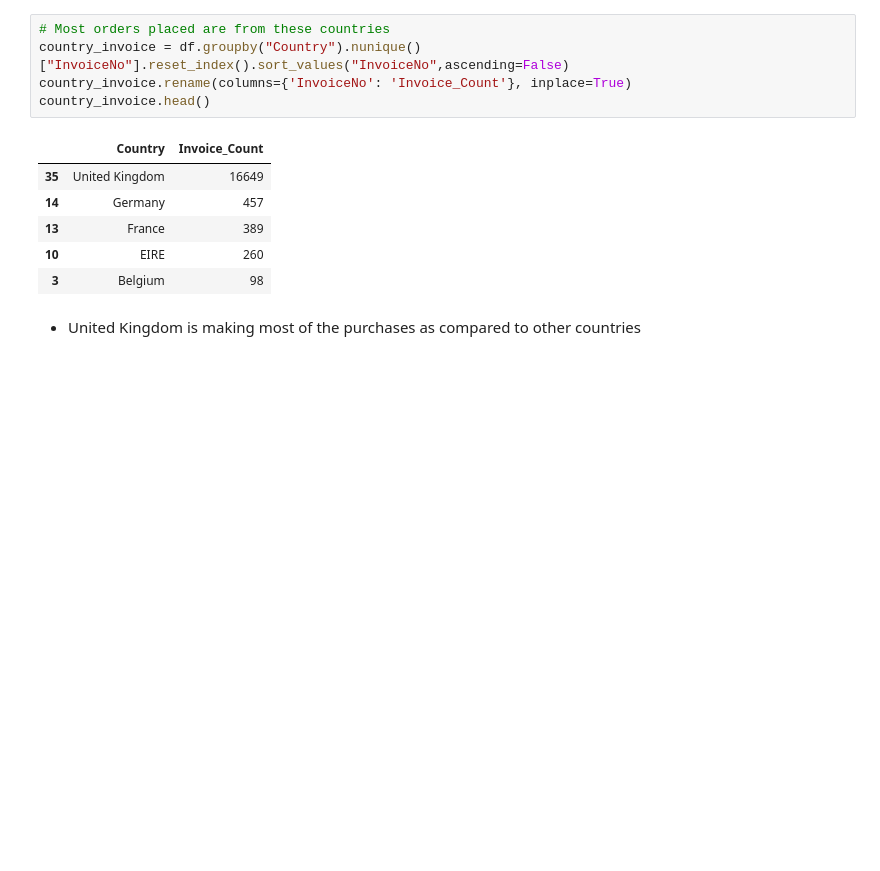
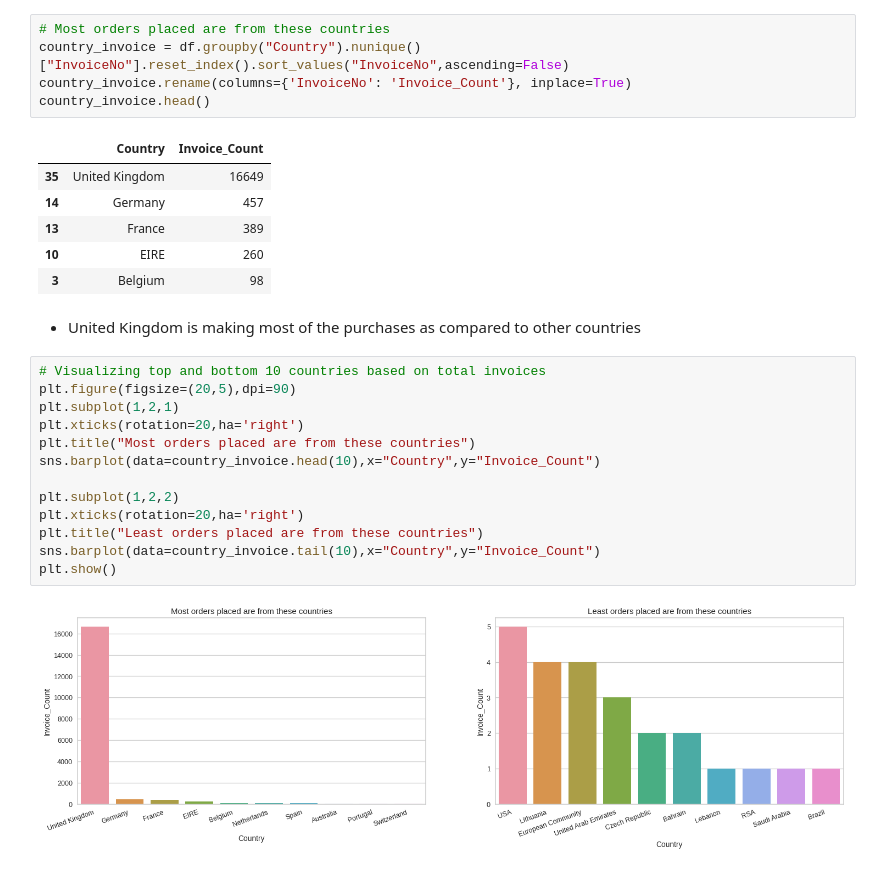
Before and after one commit to PremPatil0129/OnlineRetailCustomerSegmentation, a Jupyter notebook: OnlineRetailCustomerSegmentation.ipynb, the cells around one changed output. Drawn from its saved outputs; the diff is of its cells as text; blank space fills up the shorter version.

```diff
--- a/OnlineRetailCustomerSegmentation.ipynb
+++ b/OnlineRetailCustomerSegmentation.ipynb
@@ -297,3 +297,18 @@ country_invoice.head()
 | 3 | Belgium | 98 |
 # %% [markdown]
 * United Kingdom is making most of the purchases as compared to other countries
+# %%
+# Visualizing top and bottom 10 countries based on total invoices
+plt.figure(figsize=(20,5),dpi=90)
+plt.subplot(1,2,1)
+plt.xticks(rotation=20,ha='right')
+plt.title("Most orders placed are from these countries")
+sns.barplot(data=country_invoice.head(10),x="Country",y="Invoice_Count")
+
+plt.subplot(1,2,2)
+plt.xticks(rotation=20,ha='right')
+plt.title("Least orders placed are from these countries")
+sns.barplot(data=country_invoice.tail(10),x="Country",y="Invoice_Count")
+plt.show()
+# %% [output]
+[figure, added]
```
Also changed, not shown: parts of 22 cells of this notebook.
